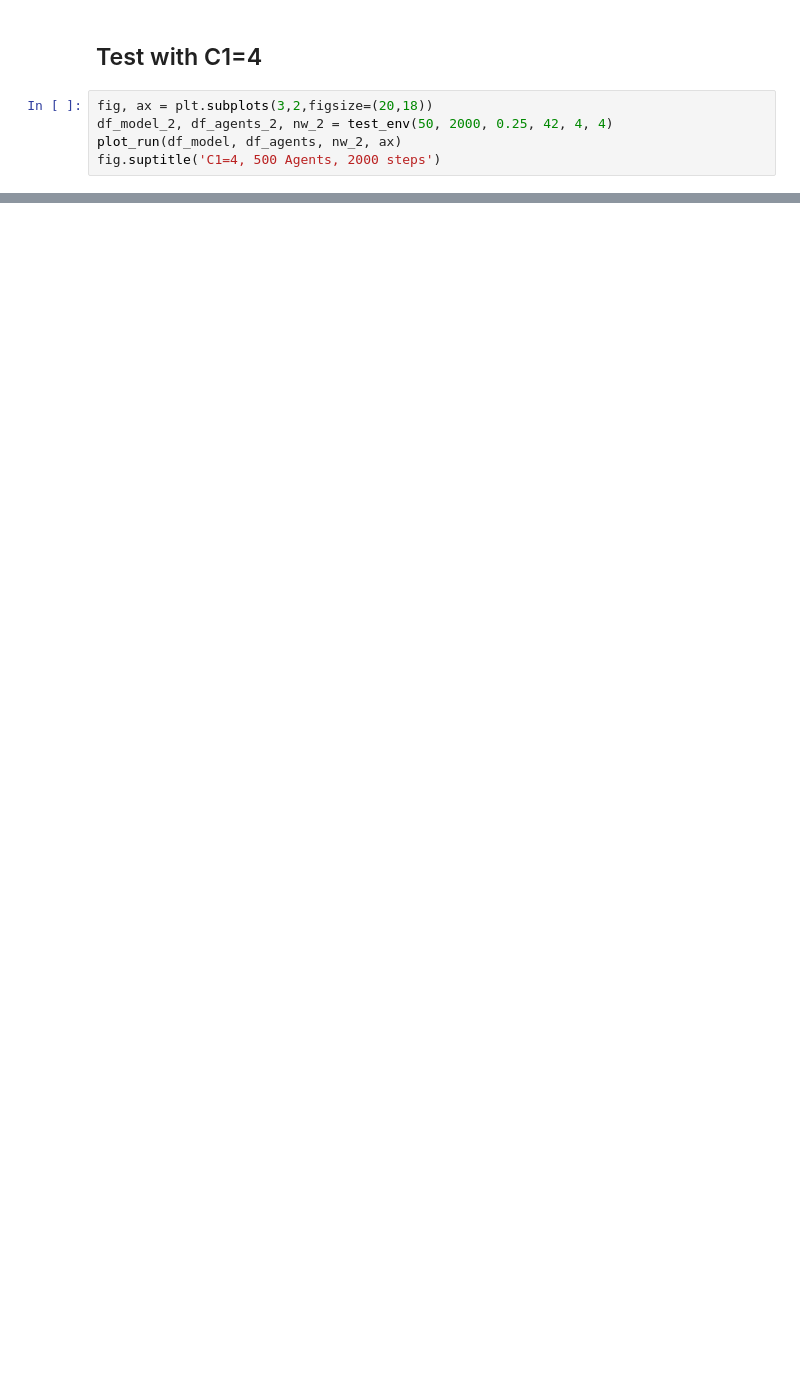
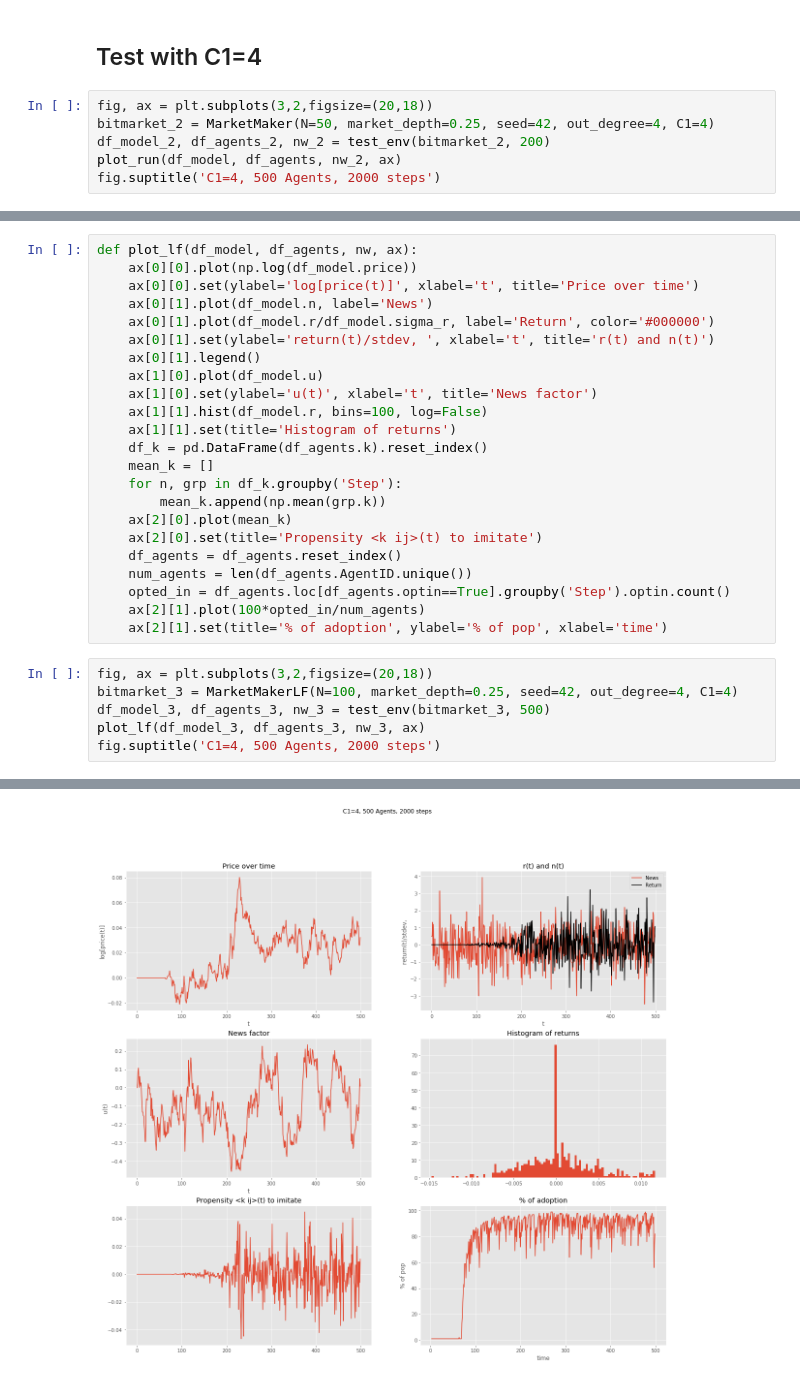
Before and after one commit to nickmancol/BitBubble, a Jupyter notebook: Bitbubble.ipynb, the cells around one changed output, grey strips where cells are left out. Saved outputs shown, nothing was run; the diff lists cells and outputs as text; blank space fills up the shorter version.

```diff
--- a/Bitbubble.ipynb
+++ b/Bitbubble.ipynb
@@ -301,7 +303,8 @@ Text(0.5,0.98,'C1=1, 500 Agents, 2000 steps')
 ## Test with C1=4
 # %%
 fig, ax = plt.subplots(3,2,figsize=(20,18))
-df_model_2, df_agents_2, nw_2 = test_env(50, 2000, 0.25, 42, 4, 4)
+bitmarket_2 = MarketMaker(N=50, market_depth=0.25, seed=42, out_degree=4, C1=4)
+df_model_2, df_agents_2, nw_2 = test_env(bitmarket_2, 200)
 plot_run(df_model, df_agents, nw_2, ax)
 fig.suptitle('C1=4, 500 Agents, 2000 steps')
 # %% [output]
@@ -309,0 +430,30 @@ Text(0.5,0.98,'C1=4, 500 Agents, 2000 steps')
+# %%
+def plot_lf(df_model, df_agents, nw, ax):
+    ax[0][0].plot(np.log(df_model.price))
+    ax[0][0].set(ylabel='log[price(t)]', xlabel='t', title='Price over time')
+    ax[0][1].plot(df_model.n, label='News')
+    ax[0][1].plot(df_model.r/df_model.sigma_r, label='Return', color='#000000')
+    ax[0][1].set(ylabel='return(t)/stdev, ', xlabel='t', title='r(t) and n(t)')
+    ax[0][1].legend()
+    ax[1][0].plot(df_model.u)
+    ax[1][0].set(ylabel='u(t)', xlabel='t', title='News factor')
+    ax[1][1].hist(df_model.r, bins=100, log=False)
+    ax[1][1].set(title='Histogram of returns')
+    df_k = pd.DataFrame(df_agents.k).reset_index()
+    mean_k = []
+    for n, grp in df_k.groupby('Step'):
+        mean_k.append(np.mean(grp.k))
+    ax[2][0].plot(mean_k)
+    ax[2][0].set(title='Propensity <k ij>(t) to imitate')
+    df_agents = df_agents.reset_index()
+    num_agents = len(df_agents.AgentID.unique())
+    opted_in = df_agents.loc[df_agents.optin==True].groupby('Step').optin.count()
+    ax[2][1].plot(100*opted_in/num_agents)
+    ax[2][1].set(title='% of adoption', ylabel='% of pop', xlabel='time')
+# %%
+fig, ax = plt.subplots(3,2,figsize=(20,18))
+bitmarket_3 = MarketMakerLF(N=100, market_depth=0.25, seed=42, out_degree=4, C1=4)
+df_model_3, df_agents_3, nw_3 = test_env(bitmarket_3, 500)
+plot_lf(df_model_3, df_agents_3, nw_3, ax)
+fig.suptitle('C1=4, 500 Agents, 2000 steps')
+# %% [output]
@@ -309,0 +463 @@ Text(0.5,0.98,'C1=4, 500 Agents, 2000 steps')
+[figure, added]
```
Also changed, not shown: parts of 15 cells of this notebook.
